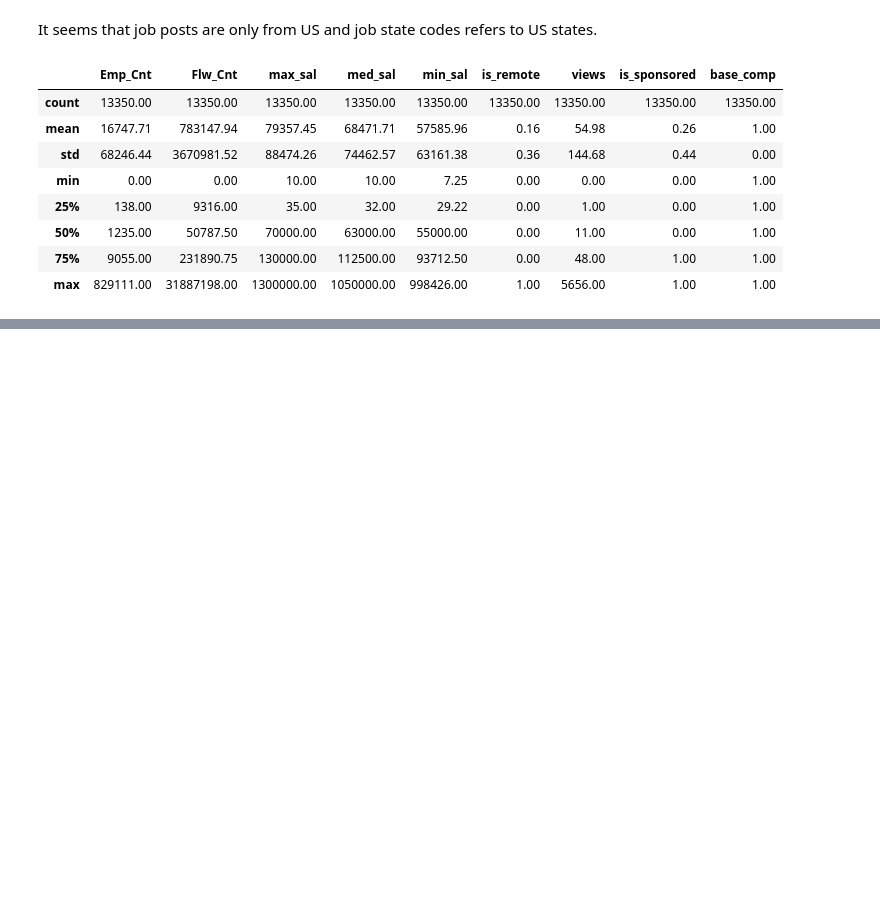
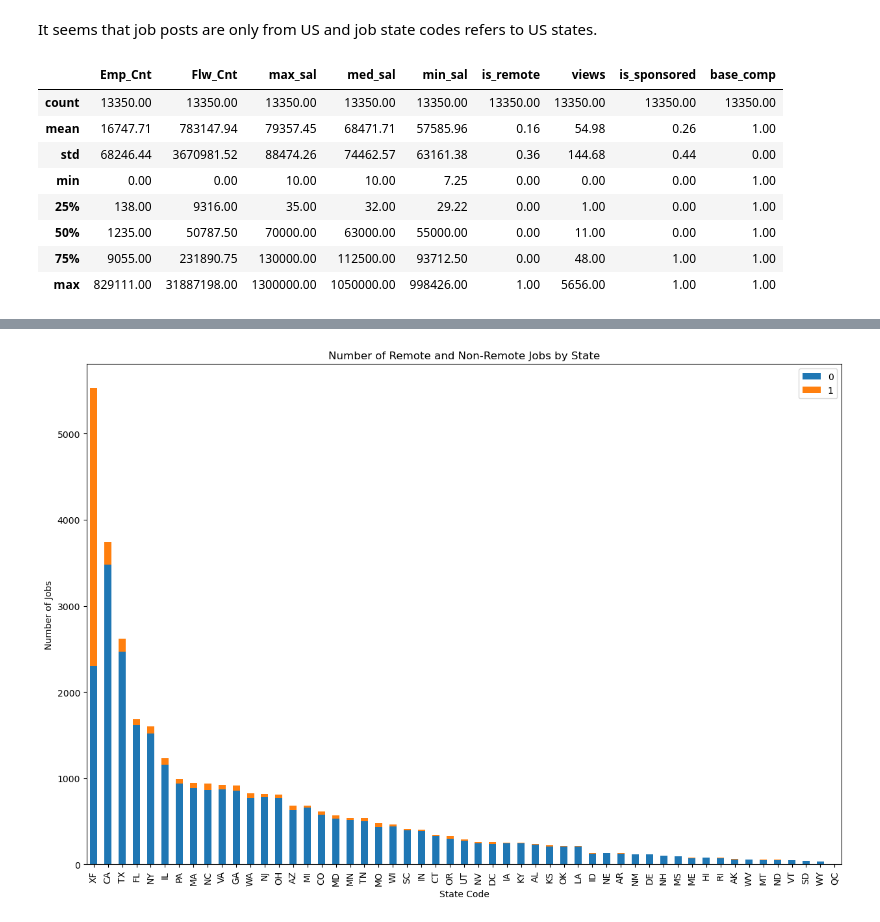
Before and after one commit to Qubi0-0/LinkedInJobSalaryPredict, a Jupyter notebook: jobs_eda.ipynb, the cells around one changed output, grey strips where cells are left out. Drawn from its saved outputs; the diff is of its cells as text; code cells hidden in the pictures; blank space fills up the shorter version.

```diff
--- a/jobs_eda.ipynb
+++ b/jobs_eda.ipynb
@@ -100,0 +142,25 @@ jobs_with_salary_df.describe()
+# %%
+def plot_remote_jobs_by_state(jobs_df, treshold=None):
+    counts = jobs_df.groupby(['st_code', 'is_remote']).size().unstack()
+    counts['total'] = counts.sum(axis=1)
+
+    if treshold is not None and isinstance(treshold, int):
+        filtered_counts = counts[counts['total'] < treshold].copy()
+    else:
+        filtered_counts = counts.copy()
+
+    filtered_counts.sort_values(by='total', ascending=False, inplace=True)
+
+    del filtered_counts['total']
+    filtered_counts.plot(kind='bar', stacked=True, figsize=(15, 10))
+
+    plt.xlabel('State Code')
+    plt.ylabel('Number of Jobs')
+    plt.title('Number of Remote and Non-Remote Jobs by State')
+
+    plt.legend(loc='upper right')
+    plt.show()
+
+plot_remote_jobs_by_state(jobs_df)
+# %% [output]
+[figure, added]
```
Also changed, not shown: parts of 2 cells of this notebook.
